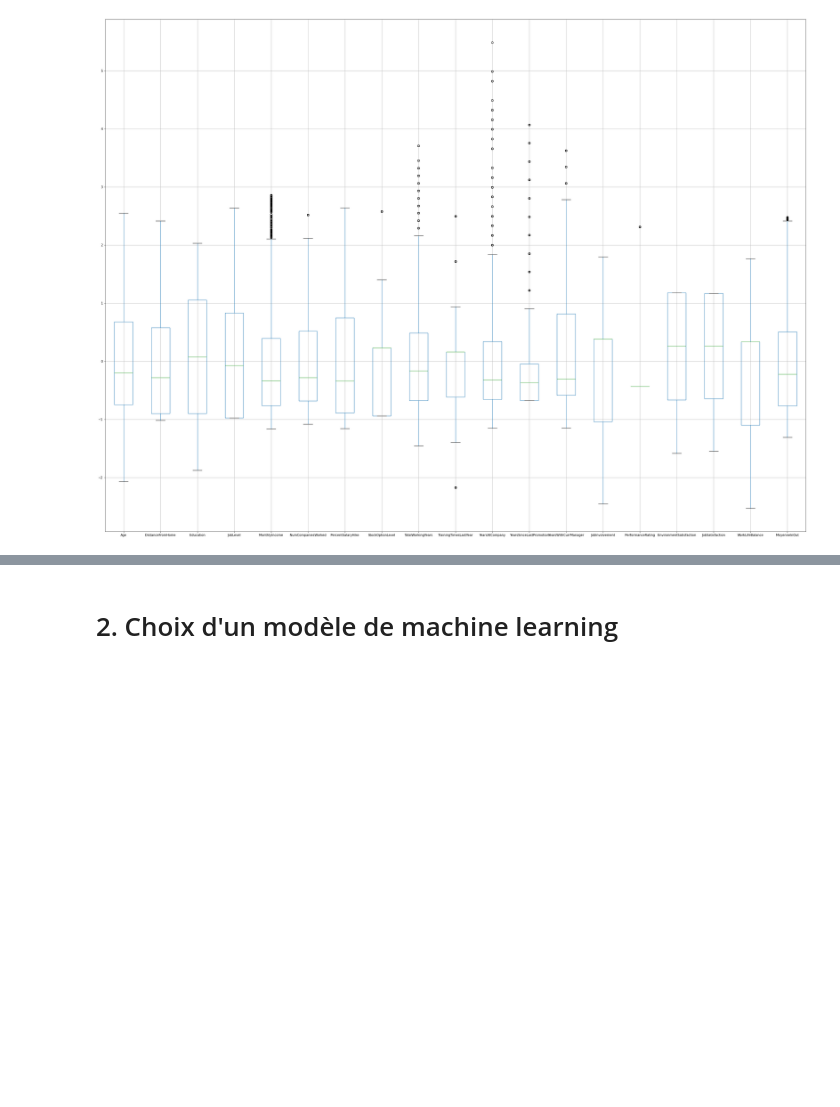
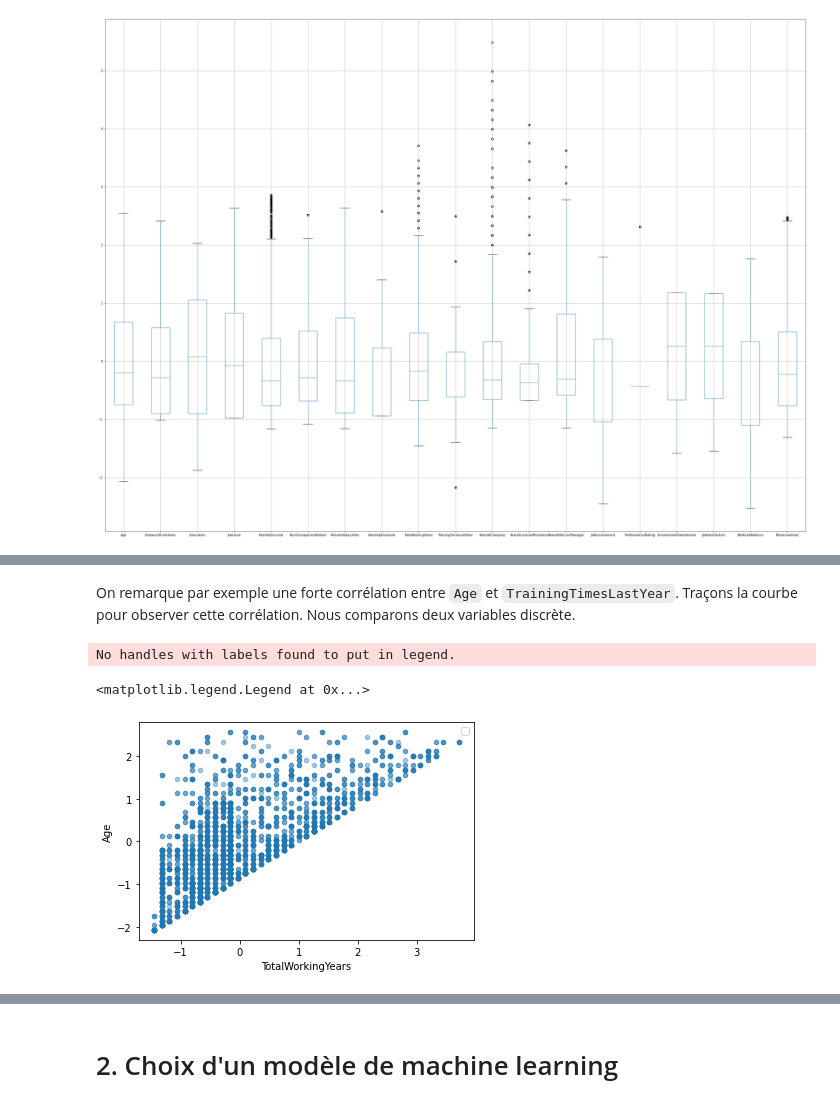
Before and after one commit to Ugo-Girard-Tissier/Projet-IA, a Jupyter notebook: Projet IA.ipynb, the cells around one changed output, grey strips where cells are left out. Saved outputs shown, nothing was run; the diff lists cells and outputs as text; code cells hidden in the pictures; blank space fills up the shorter version.

Commit message:
Corrélation + explication logistique régression

```diff
--- a/Projet IA.ipynb
+++ b/Projet IA.ipynb
@@ -466,0 +511,11 @@ train_set_features_prepared_pd.boxplot(train_set_features_num, figsize=(40,30))
+# %%
+train_set_labels_pd = pd.DataFrame(train_set_labels)
+result_train_set = train_set_features_prepared_pd.copy()
+
+result_train_set["Attrition"] = train_set_labels_pd
+
+print(train_set_labels_pd.shape)
+print(train_set_features_prepared_pd.shape)
+print(result_train_set.shape)
+
+result_train_set.head().style
@@ -466,0 +557,10 @@ train_set_features_prepared_pd.boxplot(train_set_features_num, figsize=(40,30))
+# %% [markdown]
+On remarque par exemple une forte corrélation entre `Age` et `TrainingTimesLastYear`. Traçons la courbe pour observer cette corrélation. Nous comparons deux variables discrète.
+# %%
+result_train_set.plot(kind="scatter", x="TotalWorkingYears", y="Age", alpha=0.4,
+    sharex=False)
+plt.legend()
+# %% [output]
+No handles with labels found to put in legend.
+<matplotlib.legend.Legend at 0x...>
+[figure, added]
```
Also changed, not shown: parts of 28 cells of this notebook.
